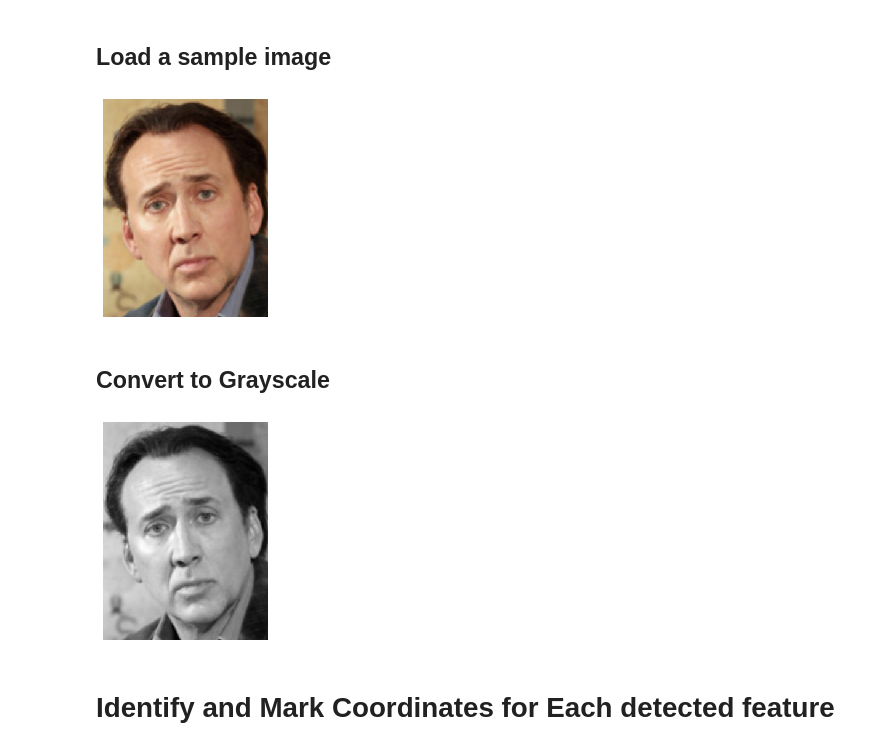
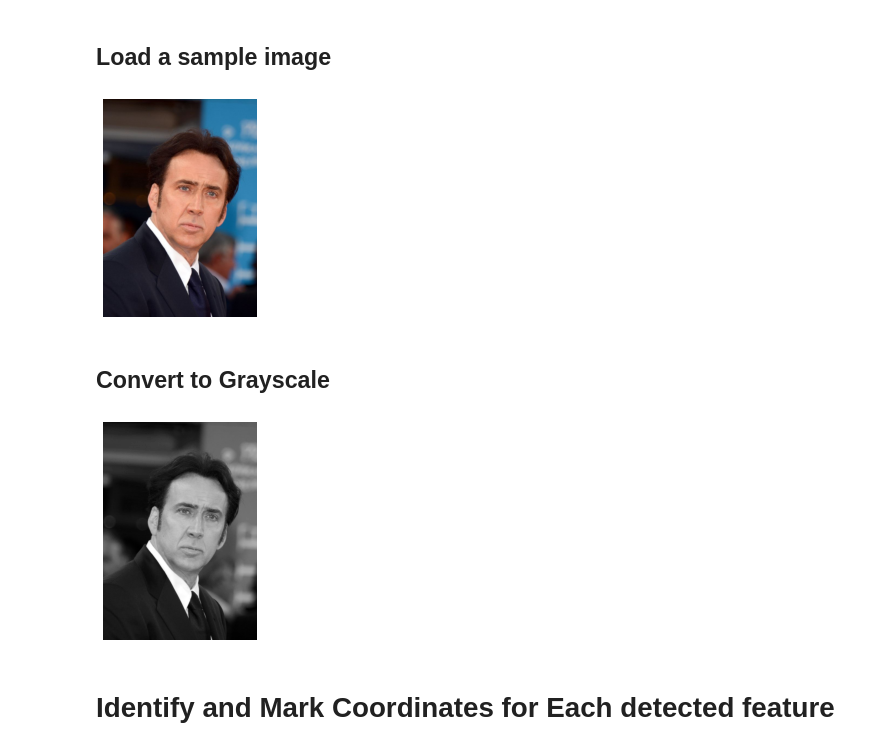
Before and after one commit to PacktPublishing/Hands-On-Generative-AI-with-Python-and-TensorFlow-2, a Jupyter notebook: Chapter_8/dlib_facial_landmarks_demo.ipynb, the cells around one changed output. Drawn from its saved outputs; the diff is of its cells as text; code cells hidden in the pictures.

```diff
--- a/Chapter_8/dlib_facial_landmarks_demo.ipynb
+++ b/Chapter_8/dlib_facial_landmarks_demo.ipynb
@@ -19,11 +35,11 @@ predictor = dlib.shape_predictor("shape_predictor_68_face_landmarks.dat")
 # %% [markdown]
 ## Load a sample image
 # %%
-image = cv2.imread('nicolas_ref.png')
+image = cv2.imread('nicolas_ref_cc.jpg')
 plt.imshow(cv2.cvtColor(image, cv2.COLOR_BGR2RGB))
 plt.axis('off');
 # %% [output]
-[figure, old version]
+[figure, new version]
 # %% [markdown]
 ## Convert to Grayscale
 # %%
@@ -33,7 +49,7 @@ faces = detector(gray)
 plt.imshow(gray, cmap='gray')
 plt.axis('off');
 # %% [output]
-[figure, old version]
+[figure, new version]
 # %% [markdown]
 # Identify and Mark Coordinates for Each detected feature
 # %%
```
Also changed, not shown: parts of 3 cells of this notebook.
